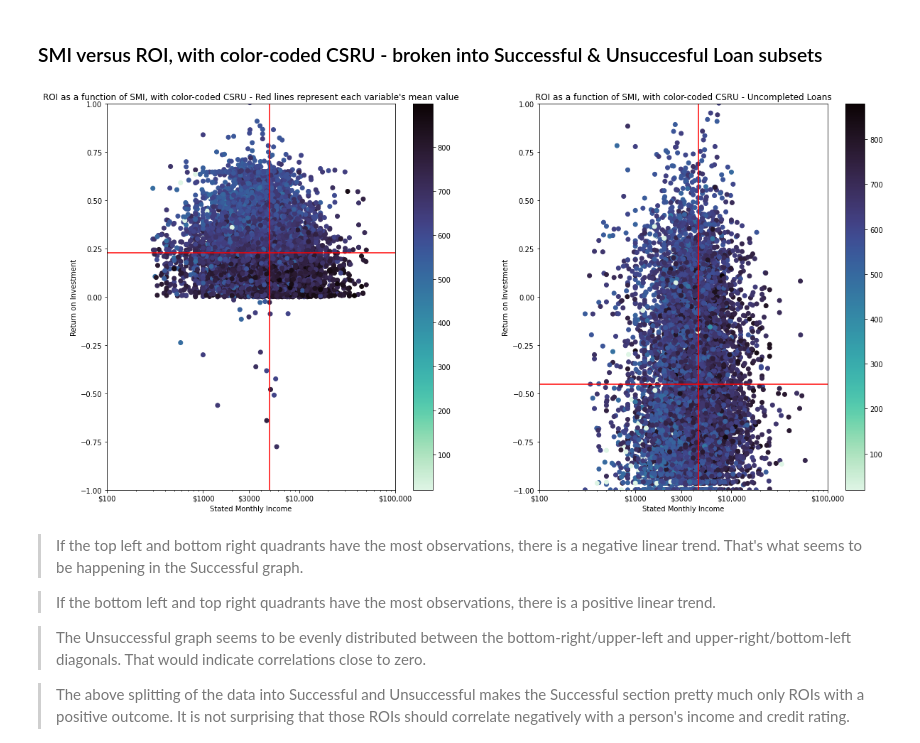
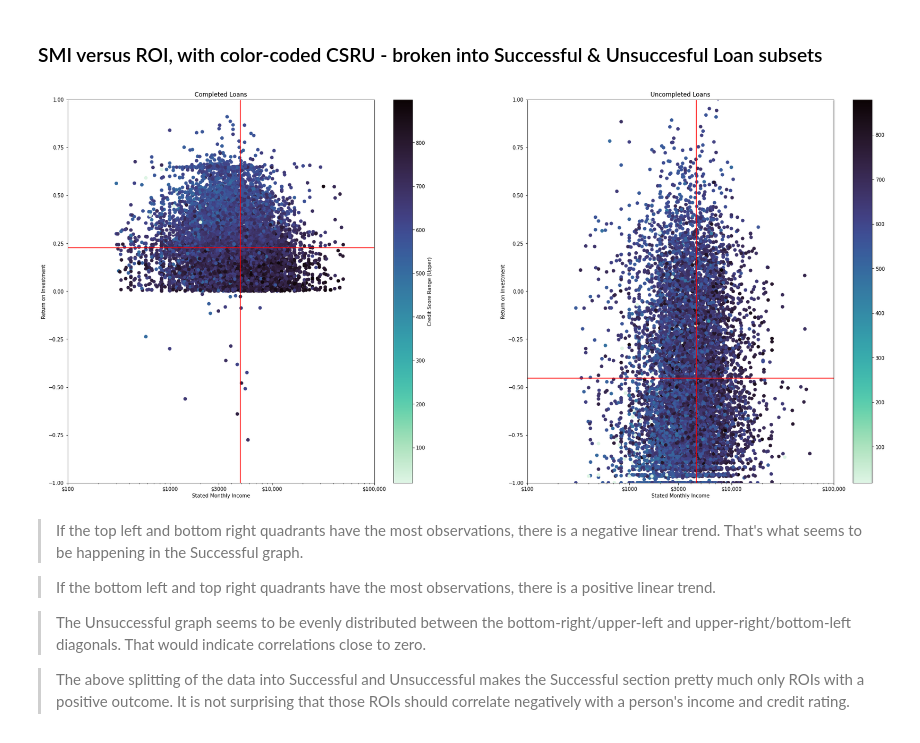
Before and after one commit to werdnamac/prosperloans, a Jupyter notebook: prosper_slide_deck.ipynb, the cells around one changed output. Drawn from its saved outputs; the diff is of its cells as text; code cells hidden in the pictures.

```diff
--- a/prosper_slide_deck.ipynb
+++ b/prosper_slide_deck.ipynb
@@ -315,40 +313,43 @@ Whenever Credit Grade was one of the variables, the results here have been multi
 ### SMI versus ROI, with color-coded CSRU - broken into Successful & Unsuccesful Loan subsets
 # %%
 #  TWO PLOTS IN ONE FIGURE
-plt.figure(figsize = [20, 10])
+plt.figure(figsize = [30, 14])
 base_color = sb.color_palette()[0]
+plt.title('ROI versus CSRU - Red Lines represent mean values of each variable')
 
 # LEFT plot: SMI/CSRU/ROI - Successful loans
 plt.subplot(1, 2, 1)
 plt.scatter(data = typ_succ, x = 'StatedMonthlyIncome', y = 'ROI', c = 'CreditScoreRangeUpper',
             cmap = 'mako_r')
-plt.colorbar()
+
 plt.xscale('log')
 plt.xticks([.10, 1, 10, 100, 1000, 3000, 10000, 100000], ['$0.10', '$1', '$10', '$100', '$1000', '$3000','$10,000', '$100,000'])
 plt.xlabel('Stated Monthly Income')
 plt.ylabel('Return on Investment')
-plt.title("ROI as a function of SMI, with color-coded CSRU - Red lines represent each variable's mean value")
+plt.title("Completed Loans")
+plt.colorbar(label='Credit Score Range (Upper)')
 plt.axvline(x=avg_smi_succ, color='r')
 plt.axhline(y=avg_roi_succ, color='r')
 plt.xlim(100, 100000)
 plt.ylim(-1,1);
-# RIGHT plot: box plot
+
+# RIGHT plot: Unsuccessful loans
 plt.subplot(1, 2, 2)
 plt.scatter(data = typ_unsucc, x = 'StatedMonthlyIncome', y = 'ROI', c = 'CreditScoreRangeUpper',
             cmap = 'mako_r')
 plt.colorbar()
 plt.xscale('log')
-plt.xticks([.10, 1, 10, 100, 1000, 3000, 10000, 100000], ['$0.10', '$1', '$10', '$100', '$1000', '$3000','$10,000', '$100,000'])
+plt.xticks([.10, 1, 10, 100, 1000, 3000, 10000, 100000], ['$0.10', '$1', '$10', '$100', '$1000', '$3000', '$10,000', '$100,000'])
 plt.xlabel('Stated Monthly Income')
 plt.ylabel('Return on Investment')
-plt.title('ROI as a function of SMI, with color-coded CSRU - Uncompleted Loans')
+plt.title("Uncompleted Loans")
 plt.axvline(x=avg_smi_unsu, color='r')
 plt.axhline(y=avg_roi_unsu, color='r')
 plt.xlim(100, 100000)
 plt.ylim(-1,1)
 plt.show();
 # %% [output]
-[figure, old version]
+[figure, new version]
 # %% [markdown]
 > If the top left and bottom right quadrants have the most observations, there is a negative linear trend. That's what seems to be happening in the Successful graph.
 
```
Also changed, not shown: parts of 9 cells of this notebook, 1 other file.
